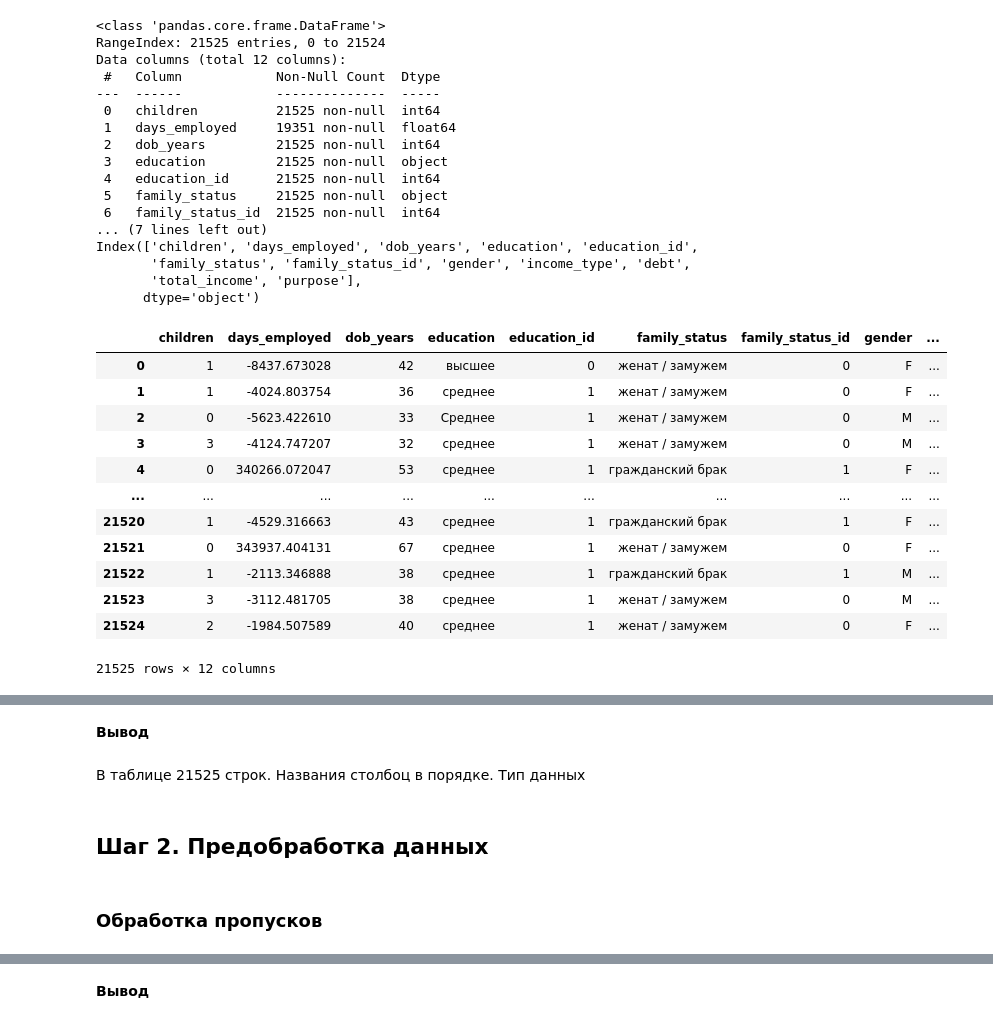
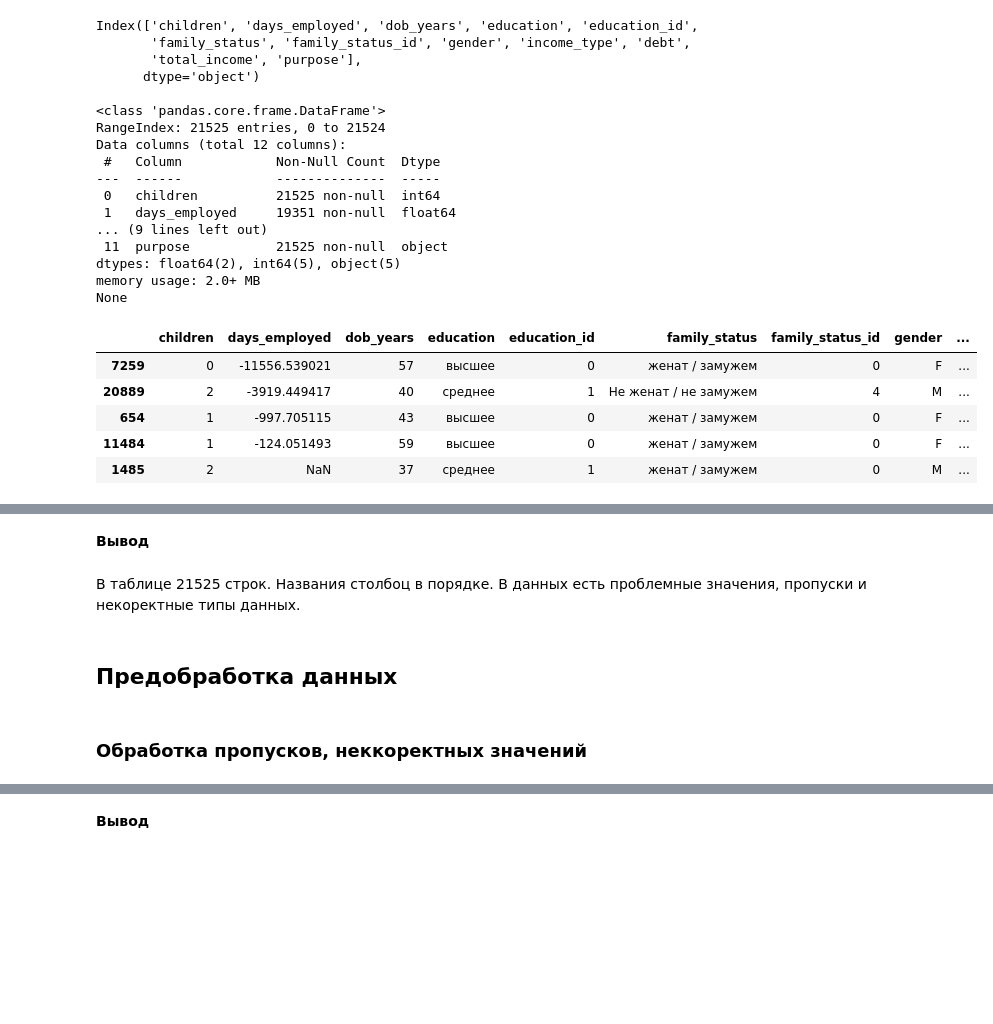
Before and after one commit to AlexAbr63/Data_analysis_projects, a Jupyter notebook: Reliability_of_borrowers/Reliability of borrowers.ipynb, the cells around one changed output, grey strips where cells are left out. Cells and saved outputs as stored; diff of their text form; code cells hidden in the pictures; blank space fills up the shorter version.

```diff
--- a/Investigation of the reliability of borrowers/Reliability_of_borrowers_project.ipynb
+++ b/Reliability_of_borrowers/Reliability of borrowers.ipynb
@@ -9,37 +23,34 @@
 # %%
-import pandas as pd
+# Загрузка данных
 df = pd.read_csv('/datasets/data.csv')
-df.info()
+
+# Ознакомление с данными
 print(df.columns)
-df
+print()
+print(df.info())
+display(df.sample(5))
+display(df.describe().T)
 # %% [output]
+Index(['children', 'days_employed', 'dob_years', 'education', 'education_id',
+       'family_status', 'family_status_id', 'gender', 'income_type', 'debt',
+       'total_income', 'purpose'],
+      dtype='object')
+
 <class 'pandas.core.frame.DataFrame'>
 RangeIndex: 21525 entries, 0 to 21524
 Data columns (total 12 columns):
  #   Column            Non-Null Count  Dtype
 ---  ------            --------------  -----
  0   children          21525 non-null  int64
  1   days_employed     19351 non-null  float64
- 2   dob_years         21525 non-null  int64
- 3   education         21525 non-null  object
- 4   education_id      21525 non-null  int64
- 5   family_status     21525 non-null  object
- 6   family_status_id  21525 non-null  int64
-... (7 lines left out)
-Index(['children', 'days_employed', 'dob_years', 'education', 'education_id',
-       'family_status', 'family_status_id', 'gender', 'income_type', 'debt',
-       'total_income', 'purpose'],
-      dtype='object')
+... (9 lines left out)
+ 11  purpose           21525 non-null  object
+dtypes: float64(2), int64(5), object(5)
+memory usage: 2.0+ MB
+None
 |  | children | days_employed | dob_years | education | education_id | family_status | family_status_id | gender | ... |
-| 0 | 1 | -8437.673028 | 42 | высшее | 0 | женат / замужем | 0 | F | ... |
-| 1 | 1 | -4024.803754 | 36 | среднее | 1 | женат / замужем | 0 | F | ... |
-| 2 | 0 | -5623.422610 | 33 | Среднее | 1 | женат / замужем | 0 | M | ... |
-| 3 | 3 | -4124.747207 | 32 | среднее | 1 | женат / замужем | 0 | M | ... |
-| 4 | 0 | 340266.072047 | 53 | среднее | 1 | гражданский брак | 1 | F | ... |
-| ... | ... | ... | ... | ... | ... | ... | ... | ... | ... |
-| 21520 | 1 | -4529.316663 | 43 | среднее | 1 | гражданский брак | 1 | F | ... |
-| 21521 | 0 | 343937.404131 | 67 | среднее | 1 | женат / замужем | 0 | F | ... |
-| 21522 | 1 | -2113.346888 | 38 | среднее | 1 | гражданский брак | 1 | M | ... |
-| 21523 | 3 | -3112.481705 | 38 | среднее | 1 | женат / замужем | 0 | M | ... |
-| 21524 | 2 | -1984.507589 | 40 | среднее | 1 | женат / замужем | 0 | F | ... |
+| 7259 | 0 | -11556.539021 | 57 | высшее | 0 | женат / замужем | 0 | F | ... |
+| 20889 | 2 | -3919.449417 | 40 | среднее | 1 | Не женат / не замужем | 4 | M | ... |
+| 654 | 1 | -997.705115 | 43 | высшее | 0 | женат / замужем | 0 | F | ... |
+| 11484 | 1 | -124.051493 | 59 | высшее | 0 | женат / замужем | 0 | F | ... |
+| 1485 | 2 | NaN | 37 | среднее | 1 | женат / замужем | 0 | M | ... |
-21525 rows × 12 columns
@@ -48,8 +67,8 @@ Index(['children', 'days_employed', 'dob_years', 'education', 'education_id',
 # %% [markdown]
 В таблице 21525 строк.
 Названия столбоц в порядке.
-Тип данных
+В данных есть проблемные значения, пропуски и некоректные типы данных.
 # %% [markdown]
-## Шаг 2. Предобработка данных
+## Предобработка данных
 # %% [markdown]
-### Обработка пропусков
+### Обработка пропусков, неккоректных значений
```
Also changed, not shown: parts of 57 cells of this notebook, 3 other files.
